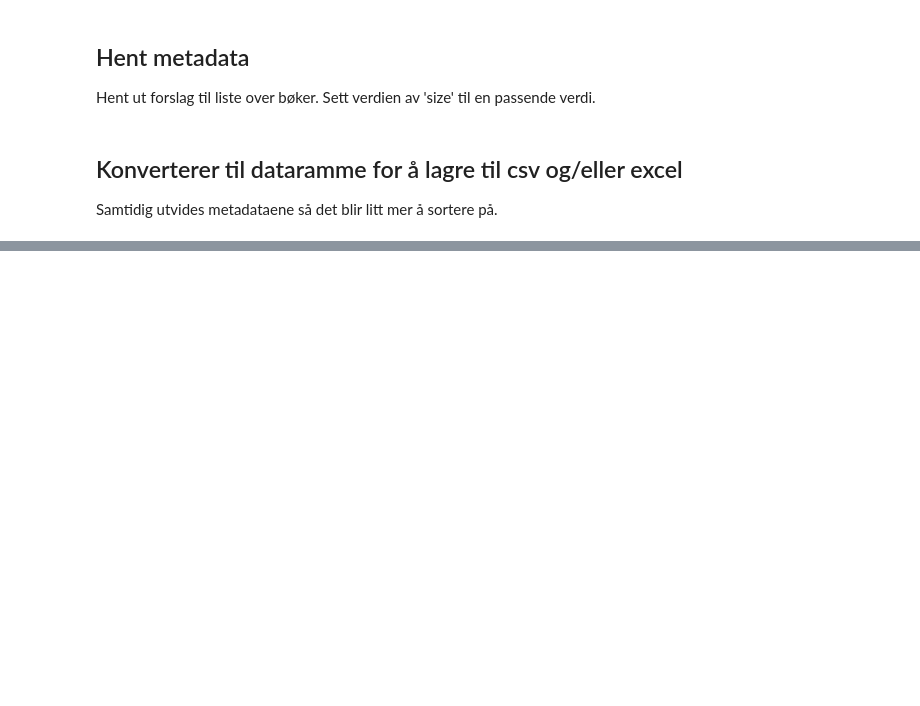
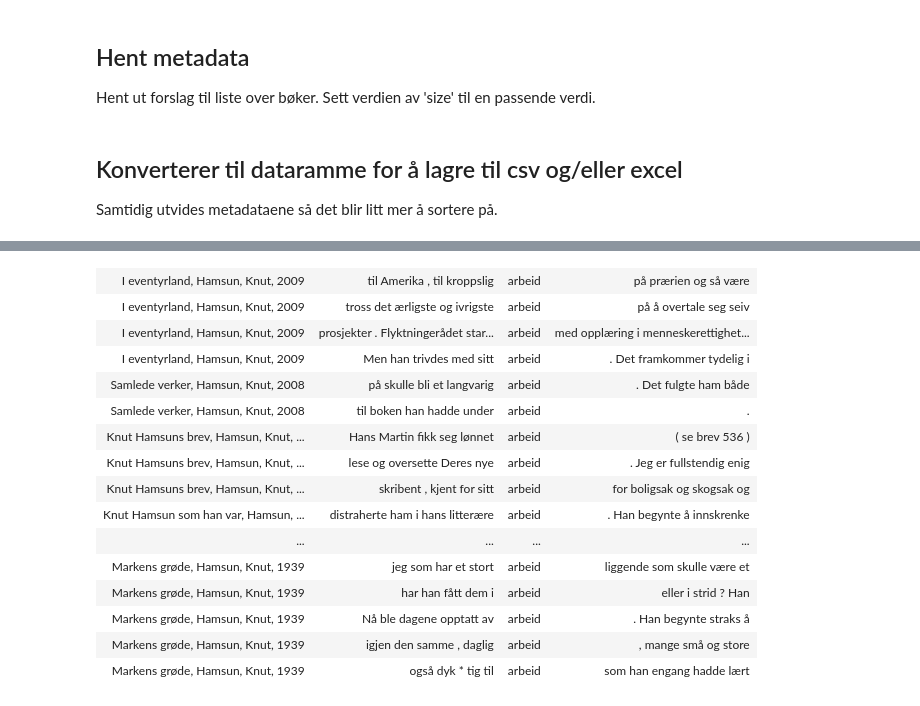
Before and after one commit to Yoonsen/Metadata, a Jupyter notebook: Build Corpus.ipynb, the cells around one changed output, grey strips where cells are left out. Saved outputs shown, nothing was run; the diff lists cells and outputs as text; code cells hidden in the pictures; blank space fills up the shorter version.

```diff
--- a/Build Corpus.ipynb
+++ b/Build Corpus.ipynb
@@ -97 +85,20 @@ nyttkorpus
 415 rows × 10 columns
+# %%
+nb.konk('arbeid', list(nyttkorpus['urn']))
+# %% [output]
+| I eventyrland, Hamsun, Knut, 2009 | til Amerika , til kroppslig | arbeid | på prærien og så være |
+| I eventyrland, Hamsun, Knut, 2009 | tross det ærligste og ivrigste | arbeid | på å overtale seg seiv |
+| I eventyrland, Hamsun, Knut, 2009 | prosjekter . Flyktningerådet star... | arbeid | med opplæring i menneskerettighet... |
+| I eventyrland, Hamsun, Knut, 2009 | Men han trivdes med sitt | arbeid | . Det framkommer tydelig i |
+| Samlede verker, Hamsun, Knut, 2008 | på skulle bli et langvarig | arbeid | . Det fulgte ham både |
+| Samlede verker, Hamsun, Knut, 2008 | til boken han hadde under | arbeid | . |
+| Knut Hamsuns brev, Hamsun, Knut, ... | Hans Martin fikk seg lønnet | arbeid | ( se brev 536 ) |
+| Knut Hamsuns brev, Hamsun, Knut, ... | lese og oversette Deres nye | arbeid | . Jeg er fullstendig enig |
+| Knut Hamsuns brev, Hamsun, Knut, ... | skribent , kjent for sitt | arbeid | for boligsak og skogsak og |
+| Knut Hamsun som han var, Hamsun, ... | distraherte ham i hans litterære | arbeid | . Han begynte å innskrenke |
+| ... | ... | ... | ... |
+| Markens grøde, Hamsun, Knut, 1939 | jeg som har et stort | arbeid | liggende som skulle være et |
+| Markens grøde, Hamsun, Knut, 1939 | har han fått dem i | arbeid | eller i strid ? Han |
+| Markens grøde, Hamsun, Knut, 1939 | Nå ble dagene opptatt av | arbeid | . Han begynte straks å |
+| Markens grøde, Hamsun, Knut, 1939 | igjen den samme , daglig | arbeid | , mange små og store |
+| Markens grøde, Hamsun, Knut, 1939 | også dyk * tig til | arbeid | som han engang hadde lært |
```
Also changed, not shown: parts of 11 cells of this notebook, 1 other file.
